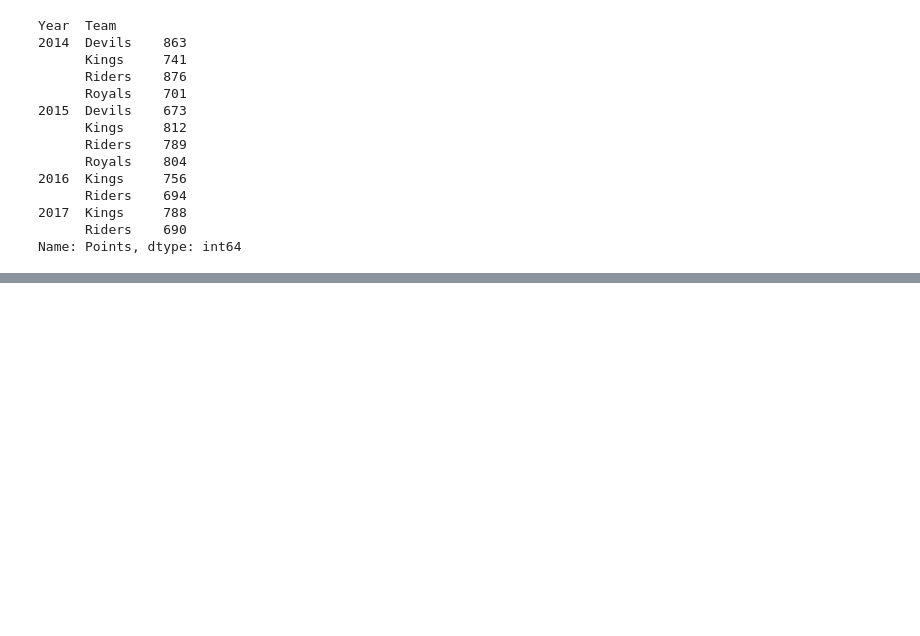
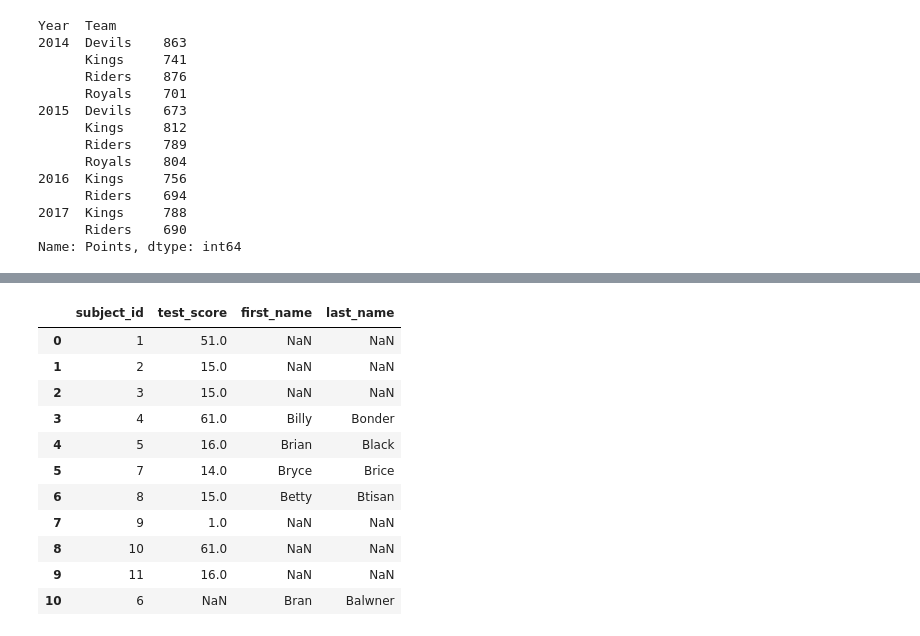
Before and after one commit to Hojinjja/MachineLearning, a Jupyter notebook: pandas/pandas.ipynb, the cells around one changed output, grey strips where cells are left out. Drawn from its saved outputs; the diff is of its cells as text; code cells hidden in the pictures; blank space fills up the shorter version.

```diff
--- a/pandas/pandas.ipynb
+++ b/pandas/pandas.ipynb
@@ -382,0 +450,10 @@ Name: Points, dtype: float64
+# %%
+# 병합
+import pandas as pd
+#과목 번호, 점수
+raw_data = {
+    'subject_id': ['1', '2', '3', '4', '5', '7', '8', '9', '10', '11'],
+    'test_score': [51, 15, 15, 61, 16, 14, 15, 1, 61, 16]}
+
+df_left = pd.DataFrame(raw_data, columns = ['subject_id', 'test_score'])
+df_left
@@ -382,0 +472,9 @@ Name: Points, dtype: float64
+# %%
+#과목 번호, 이름
+raw_data = {
+    'subject_id': ['4', '5', '6', '7', '8'],
+    'first_name': ['Billy', 'Brian', 'Bran', 'Bryce', 'Betty'],
+    'last_name': ['Bonder', 'Black', 'Balwner', 'Brice', 'Btisan']}
+
+df_right = pd.DataFrame(raw_data, columns = ['subject_id', 'first_name', 'last_name'])
+df_right
@@ -382,0 +514,15 @@ Name: Points, dtype: float64
+# %%
+pd.merge(df_left, df_right, on='subject_id', how='outer') #완전 조인 => outer
+# %% [output]
+|  | subject_id | test_score | first_name | last_name |
+| 0 | 1 | 51.0 | NaN | NaN |
+| 1 | 2 | 15.0 | NaN | NaN |
+| 2 | 3 | 15.0 | NaN | NaN |
+| 3 | 4 | 61.0 | Billy | Bonder |
+| 4 | 5 | 16.0 | Brian | Black |
+| 5 | 7 | 14.0 | Bryce | Brice |
+| 6 | 8 | 15.0 | Betty | Btisan |
+| 7 | 9 | 1.0 | NaN | NaN |
+| 8 | 10 | 61.0 | NaN | NaN |
+| 9 | 11 | 16.0 | NaN | NaN |
+| 10 | 6 | NaN | Bran | Balwner |
```
Also changed, not shown: parts of 29 cells of this notebook, 16 other files.
